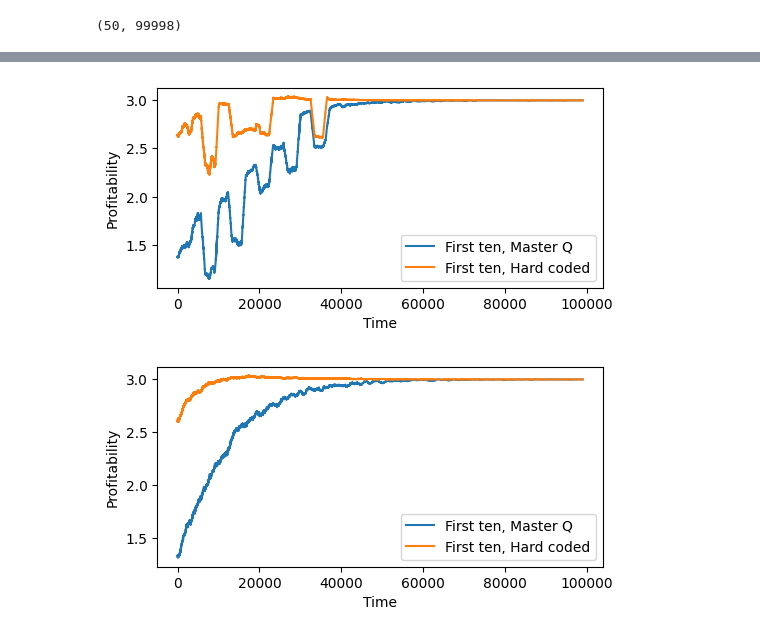
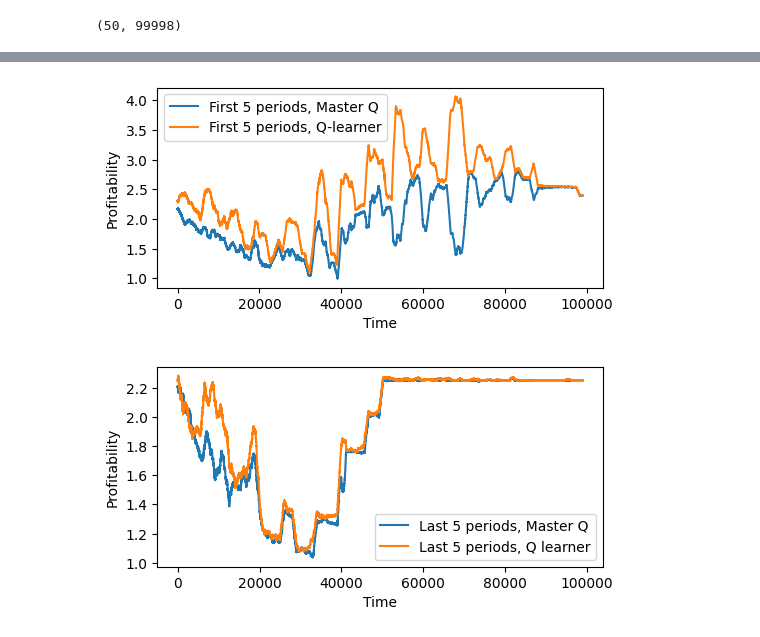
Before and after one commit to mortenvk/SpecialeProjekt, a Jupyter notebook: NewPD_MasterQ copy.ipynb, the cells around one changed output, grey strips where cells are left out. Drawn from its saved outputs; the diff is of its cells as text; code cells hidden in the pictures.

```diff
--- a/NewPD_MasterQ copy.ipynb
+++ b/NewPD_MasterQ copy.ipynb
@@ -94,15 +94,20 @@ def update(Q, prev, alpha, delta, prices, Current_t, previous_t, time, interval)
         next_interval = min(intervals-1, Current_t+1)
 
         #print("operation",(time/interval) - Current_t)
-        if (time/interval) - Current_t < 0.5:
-                prev_w = 0.5 - abs((time/interval) - prev_interval )
-                curr_w = 1-prev_w
-                Q[Current_t, prev[0,0], prev[1,0]] = (1-alpha) * prev_q_est + alpha * (curr_w * new_q_est + prev_w * Q[prev_interval, prev[0,0], prev[1,0]])
-        else:
-                next_w = 0.5 - abs((time/interval) - next_interval)
-                curr_w = 1-next_w
-                Q[Current_t, prev[0,0], prev[1,0]] = (1-alpha) * prev_q_est + alpha * (curr_w * new_q_est + next_w * Q[next_interval, prev[0,0], prev[1,0]])
+        #if (time/interval) - Current_t < 0.5:
+        #        prev_w = 0.5 - abs((time/interval) - prev_interval )
+        #        curr_w = 1-prev_w
+        #        Q[Current_t, prev[0,0], prev[1,0]] = (1-alpha) * prev_q_est + alpha * (curr_w * new_q_est + prev_w * Q[prev_interval, prev[0,0], prev[1,0]])
+        #else:
+        #        next_w = 0.5 - abs((time/interval) - next_interval)
+        #        curr_w = 1-next_w
+        #        Q[Current_t, prev[0,0], prev[1,0]] = (1-alpha) * prev_q_est + alpha * (curr_w * new_q_est + next_w * Q[next_interval, prev[0,0], prev[1,0]])
 
+
+        w_1 =  ( next_interval - time/interval) / (next_interval - prev_interval)
+        w_2 =  (time/interval - prev_interval) / (next_interval-prev_interval)
+        #print('VÆGTE!!!:', w_1, w_2)
+        Q[Current_t, prev[0,0], prev[1,0]] = (1-alpha) * prev_q_est + alpha * (w_2 * new_q_est + w_1 * Q[next_interval, prev[0,0], prev[1,0]])
         #curr_w = 1-prev_w
         #Q[Current_t, prev[0,0], prev[1,0]] = (1-alpha) * prev_q_est + alpha * (curr_w * new_q_est + next_w * Q[next_interval, prev[0,0], prev[1,0]] + prev_w * Q[prev_interval, prev[0,0], prev[1,0]])
 # %%
@@ -332,26 +292,26 @@ last_prof1_5, last_prof2_5 = prof_means(last_fivep1, last_fivep2)
 # %%
 profitability_first1_5, profitability_first2_5 = moving_avg(first_prof1_5, first_prof2_5, 1000)
 t_arr1 = np.arange(0,98999)
 t_arr2 = np.arange(0,98999)
 fig, ax = plt.subplots(figsize =(5.75, 2.6))
-plt.plot(t_arr1,profitability_first1_5,'-',label='First ten, Master Q')
-plt.plot(t_arr2,profitability_first2_5,'-', label='First ten, Hard coded')
+plt.plot(t_arr1,profitability_first1_5,'-',label='First 5 periods, Master Q')
+plt.plot(t_arr2,profitability_first2_5,'-', label='First 5 periods, Q-learner')
 #plt.axhline(y=0.125, color='k', linestyle = '--')
 #plt.axhline(y=0.061, color='k', linestyle = '--')
 plt.xlabel("Time")
 plt.ylabel("Profitability")
 #plt.ylim(0.00,0.15)
 plt.legend()
 plt.show()
 # %% [output]
-[figure, old version]
+[figure, new version]
 # %%
 profitability_last1_5, profitability_last2_5 = moving_avg(last_prof1_5, last_prof2_5, 1000)
 t_arr1 = np.arange(0,98999)
 t_arr2 = np.arange(0,98999)
 fig, ax = plt.subplots(figsize =(5.75, 2.6))
-plt.plot(t_arr1,profitability_last1_5,'-',label='First ten, Master Q')
-plt.plot(t_arr2,profitability_last2_5,'-', label='First ten, Hard coded')
+plt.plot(t_arr1,profitability_last1_5,'-',label='Last 5 periods, Master Q')
+plt.plot(t_arr2,profitability_last2_5,'-', label='Last 5 periods, Q learner')
 #plt.axhline(y=0.125, color='k', linestyle = '--')
 #plt.axhline(y=0.061, color='k', linestyle = '--')
 plt.xlabel("Time")
@@ -360,7 +320,7 @@ plt.ylabel("Profitability")
 plt.legend()
 plt.show()
 # %% [output]
-[figure, old version]
+[figure, new version]
 # %%
 first_prof1_5, first_prof2_5 = prof_means(first_fivep1, first_fivep2)
 last_prof1_5, last_prof2_5 = prof_means(last_fivep1, last_fivep2)
```
Also changed, not shown: parts of 12 cells of this notebook.
